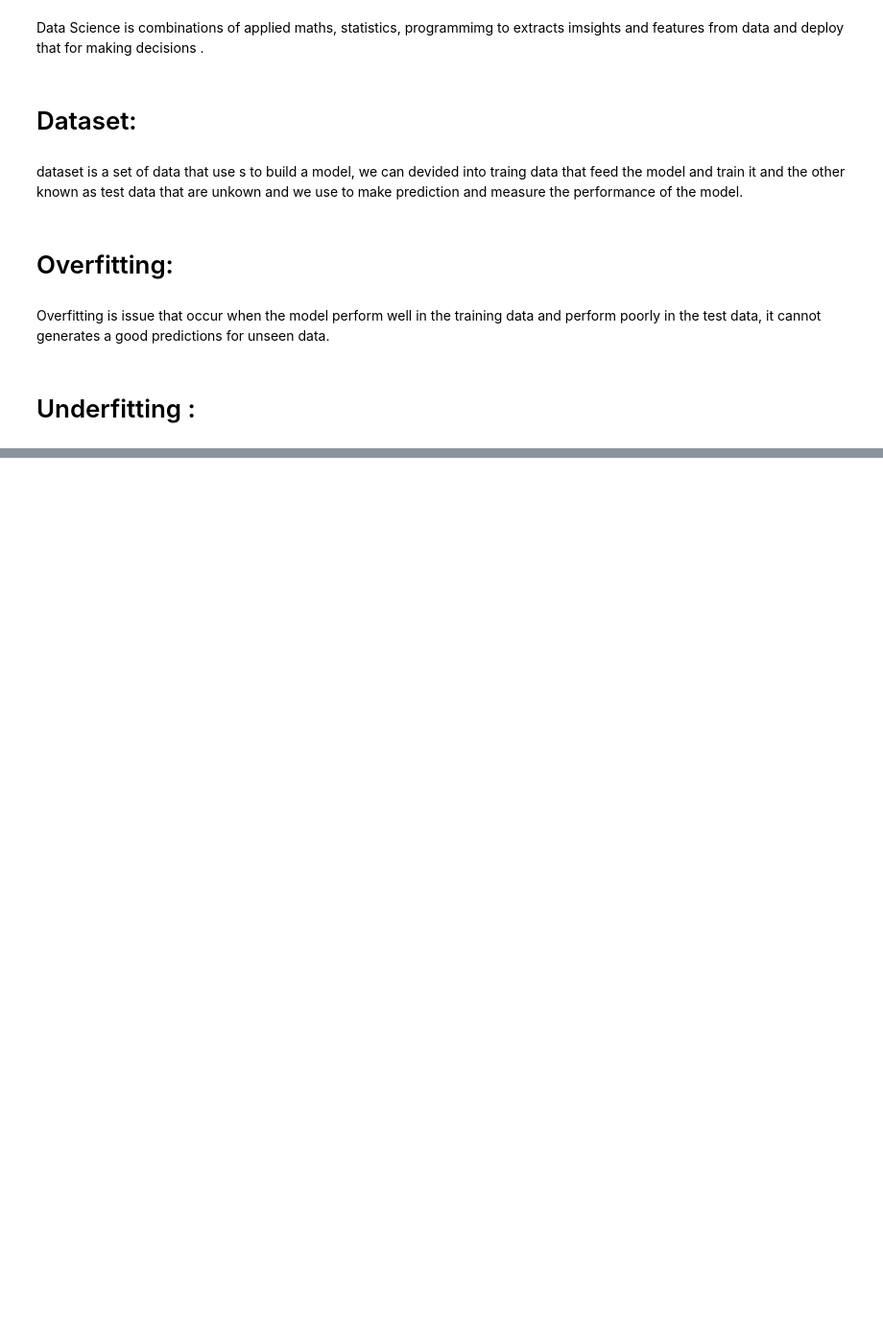
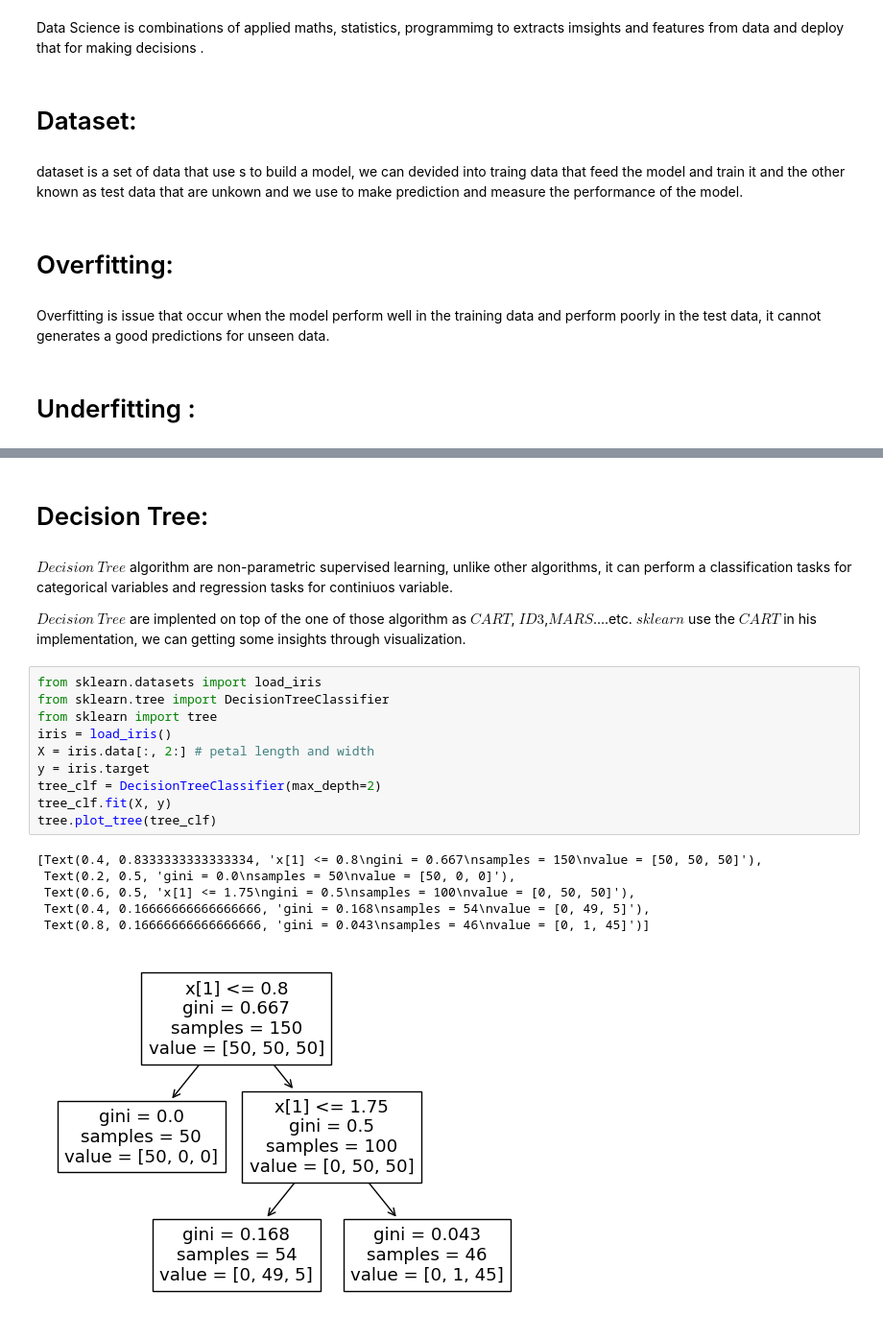
Before and after one commit to said-ml/pattern-recognition-and-machine-learning, a Jupyter notebook: Machine_Learning's_Concepts.ipynb, the cells around one changed output, grey strips where cells are left out. Shown at 96% size. Drawn from its saved outputs; the diff is of its cells as text; blank space fills up the shorter version.

```diff
--- a/Machine_Learning's_Concepts.ipynb
+++ b/Machine_Learning's_Concepts.ipynb
@@ -38,0 +332,24 @@ underfitting is a model that does not perform well even in training data due of
+# %% [markdown]
+# Decision Tree:
+# %% [markdown]
+$Decision$$~$$ Tree $ algorithm are non-parametric supervised learning, unlike other algorithms, it can perform a classification tasks for categorical variables and regression tasks for continiuos variable.
+
+$Decision$$~$$ Tree $ are implented on top of the one of those algorithm as $CART$, $ID3$,$MARS$....etc.
+$sklearn$ use the $CART$ in his implementation, we can getting some insights through visualization.
+# %%
+from sklearn.datasets import load_iris
+from sklearn.tree import DecisionTreeClassifier
+from sklearn import tree
+iris = load_iris()
+X = iris.data[:, 2:] # petal length and width
+y = iris.target
+tree_clf = DecisionTreeClassifier(max_depth=2)
+tree_clf.fit(X, y)
+tree.plot_tree(tree_clf)
+# %% [output]
+[Text(0.4, 0.8333333333333334, 'x[1] <= 0.8\ngini = 0.667\nsamples = 150\nvalue = [50, 50, 50]'),
+ Text(0.2, 0.5, 'gini = 0.0\nsamples = 50\nvalue = [50, 0, 0]'),
+ Text(0.6, 0.5, 'x[1] <= 1.75\ngini = 0.5\nsamples = 100\nvalue = [0, 50, 50]'),
+ Text(0.4, 0.16666666666666666, 'gini = 0.168\nsamples = 54\nvalue = [0, 49, 5]'),
+ Text(0.8, 0.16666666666666666, 'gini = 0.043\nsamples = 46\nvalue = [0, 1, 45]')]
+[figure, added]
```
Also changed, not shown: parts of 29 cells of this notebook.
